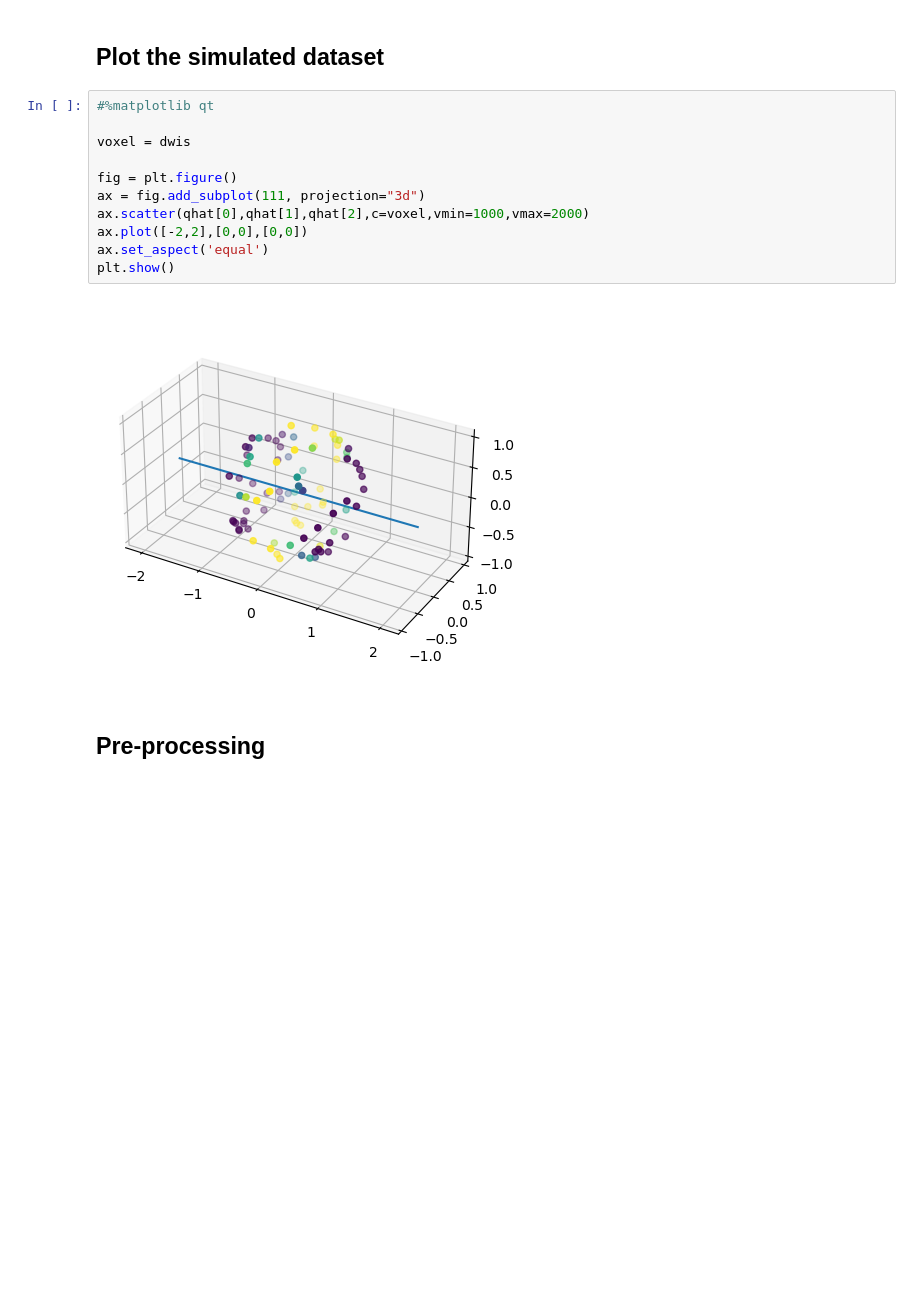
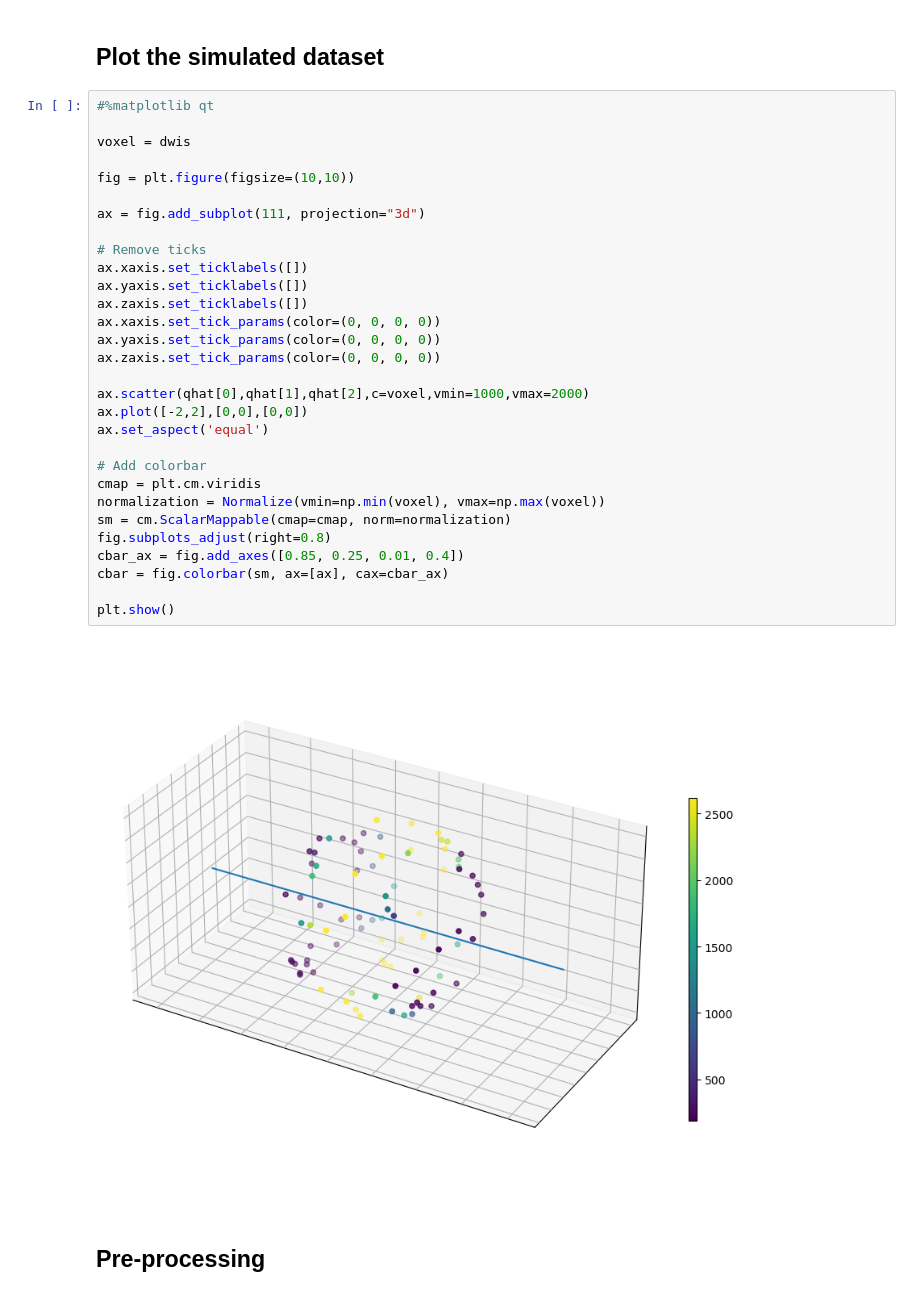
Before and after one commit to AlesRessler/AlesMScProject, a Jupyter notebook: 04 Simulated dataset from diffusion tensor model.ipynb, the cells around one changed output. Saved outputs shown, nothing was run; the diff lists cells and outputs as text; blank space fills up the shorter version.

Commit message:
Improved figures

```diff
--- a/04 Simulated dataset from diffusion tensor model.ipynb
+++ b/04 Simulated dataset from diffusion tensor model.ipynb
@@ -52,16 +55,35 @@ array([2295.83940752, 1511.0890323 , 2385.58602583, 1583.00759985,
 # %%
 #%matplotlib qt
 
 voxel = dwis
 
-fig = plt.figure()
+fig = plt.figure(figsize=(10,10))
+
 ax = fig.add_subplot(111, projection="3d")
+
+# Remove ticks
+ax.xaxis.set_ticklabels([])
+ax.yaxis.set_ticklabels([])
+ax.zaxis.set_ticklabels([])
+ax.xaxis.set_tick_params(color=(0, 0, 0, 0))
+ax.yaxis.set_tick_params(color=(0, 0, 0, 0))
+ax.zaxis.set_tick_params(color=(0, 0, 0, 0))
+
 ax.scatter(qhat[0],qhat[1],qhat[2],c=voxel,vmin=1000,vmax=2000)
 ax.plot([-2,2],[0,0],[0,0])
 ax.set_aspect('equal')
+
+# Add colorbar
+cmap = plt.cm.viridis
+normalization = Normalize(vmin=np.min(voxel), vmax=np.max(voxel))
+sm = cm.ScalarMappable(cmap=cmap, norm=normalization)
+fig.subplots_adjust(right=0.8)
+cbar_ax = fig.add_axes([0.85, 0.25, 0.01, 0.4])
+cbar = fig.colorbar(sm, ax=[ax], cax=cbar_ax)
+
 plt.show()
 # %% [output]
-[figure, old version]
+[figure, new version]
 # %% [markdown]
 ## Pre-processing
 # %% [markdown]
```
Also changed, not shown: parts of 3 cells of this notebook.
